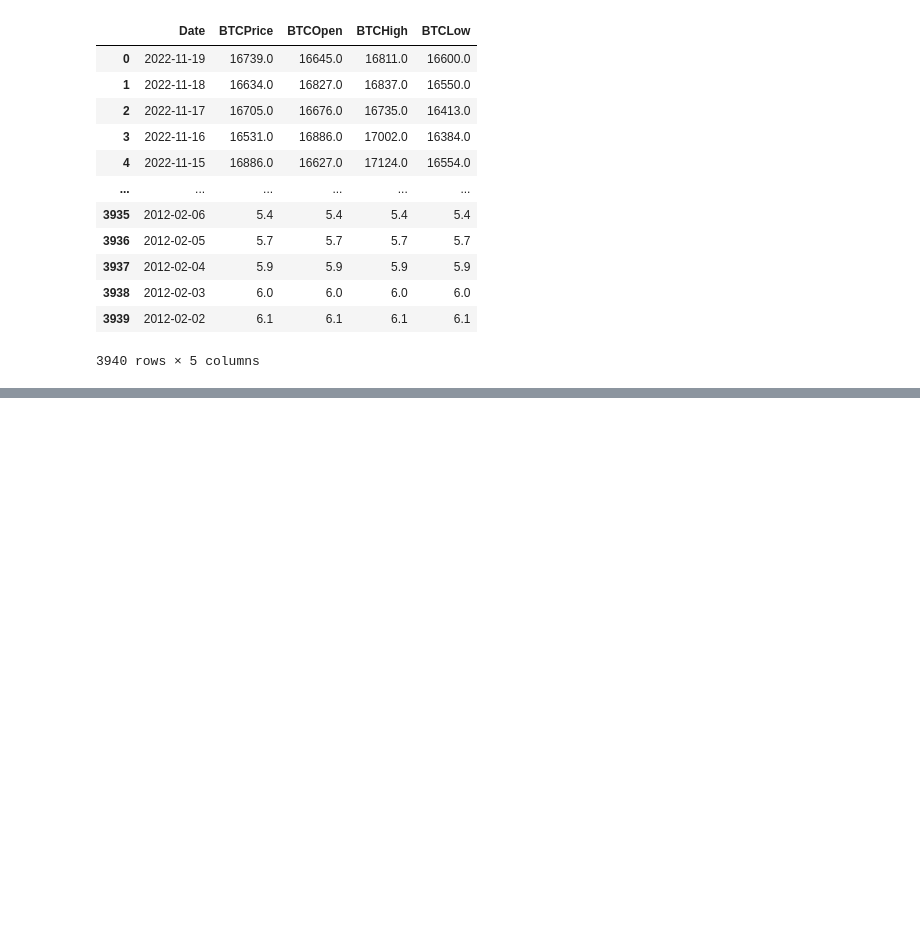
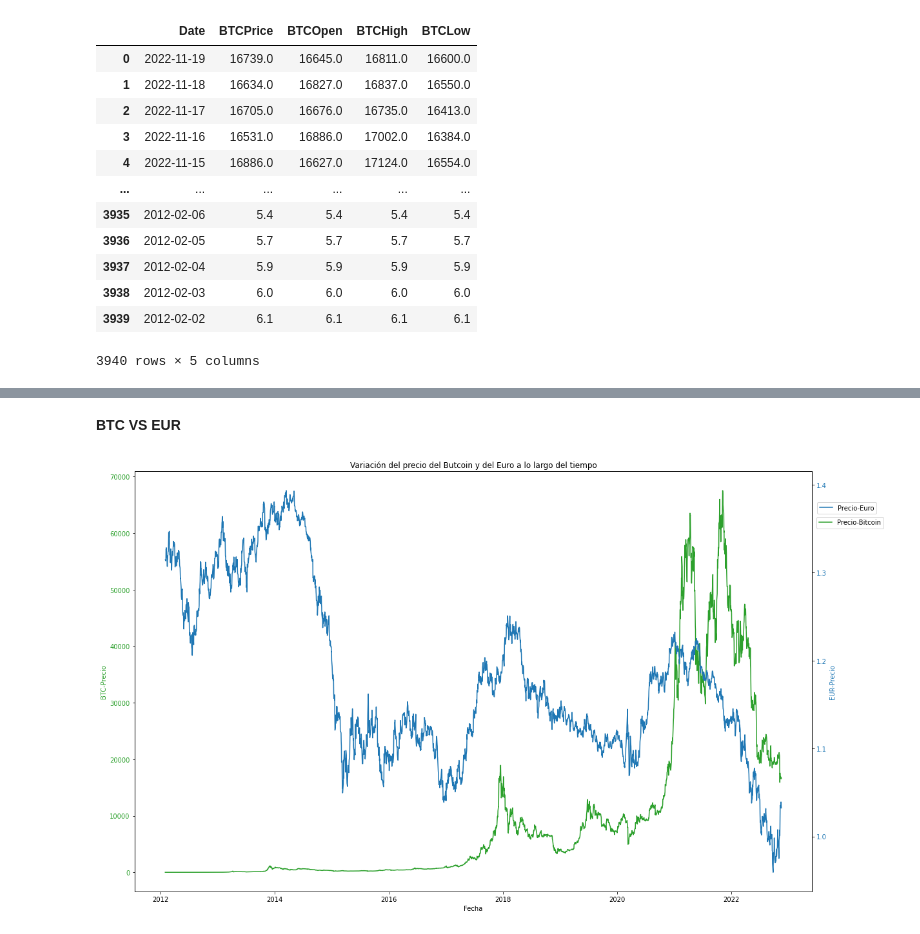
Before and after one commit to k-i-r-b-y/Proyecto-IMT2200-Crypto_world_fluctuation, a Jupyter notebook: Proyecto_crypto.ipynb, the cells around one changed output, grey strips where cells are left out. Cells and saved outputs as stored; diff of their text form; code cells hidden in the pictures; blank space fills up the shorter version.

```diff
--- a/Proyecto_crypto.ipynb
+++ b/Proyecto_crypto.ipynb
@@ -101,0 +114,27 @@ btc_eur
+# %% [markdown]
+**BTC VS EUR**
+# %%
+btc_eur = btc.merge(eur, on="Date", how="inner")
+
+fig, ax1 = plt.subplots(figsize=(17, 10))
+color = 'tab:green'
+ax1.set_xlabel('Fecha')
+ax1.set_ylabel('BTC-Precio', color=color)
+ax1.plot(btc_eur["Date"], btc_eur["BTCPrice"], color=color, label="Precio-Bitcoin")
+ax1.tick_params(axis='y', labelcolor=color)
+ax1.legend()
+ax1.legend(bbox_to_anchor=(1.11, 0.9))
+
+
+ax2 = ax1.twinx()
+color = 'tab:blue'
+ax2.set_ylabel('EUR-Precio', color=color)
+ax2.plot(btc_eur["Date"], btc_eur["EURPrice"], color=color, label="Precio-Euro")
+ax2.tick_params(axis='y', labelcolor=color)
+ax2.legend()
+ax2.legend(bbox_to_anchor=(1.1, 0.935), loc=0)
+ax1.set_title("Variación del precio del Butcoin y del Euro a lo largo del tiempo")
+fig.tight_layout()
+plt.show()
+# %% [output]
+[figure, added]
```
Also changed, not shown: parts of 8 cells of this notebook.
